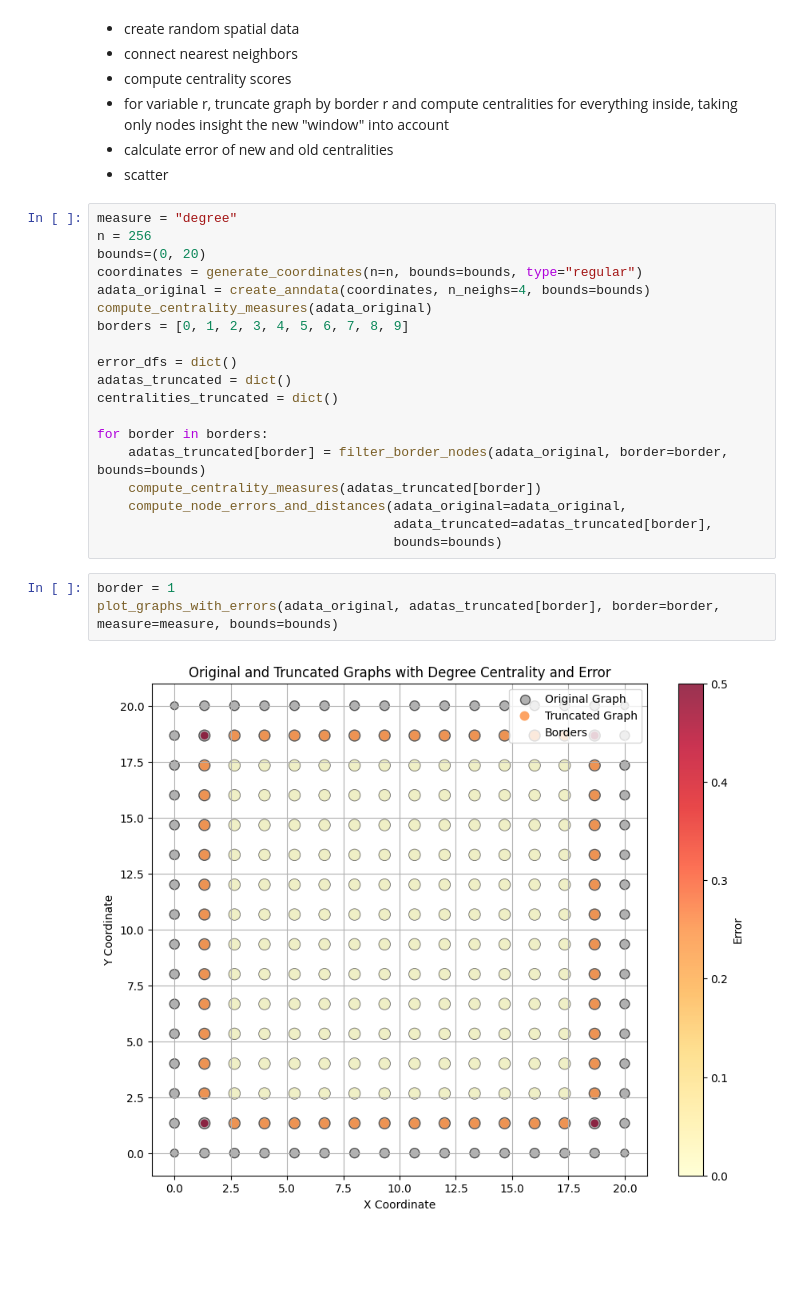
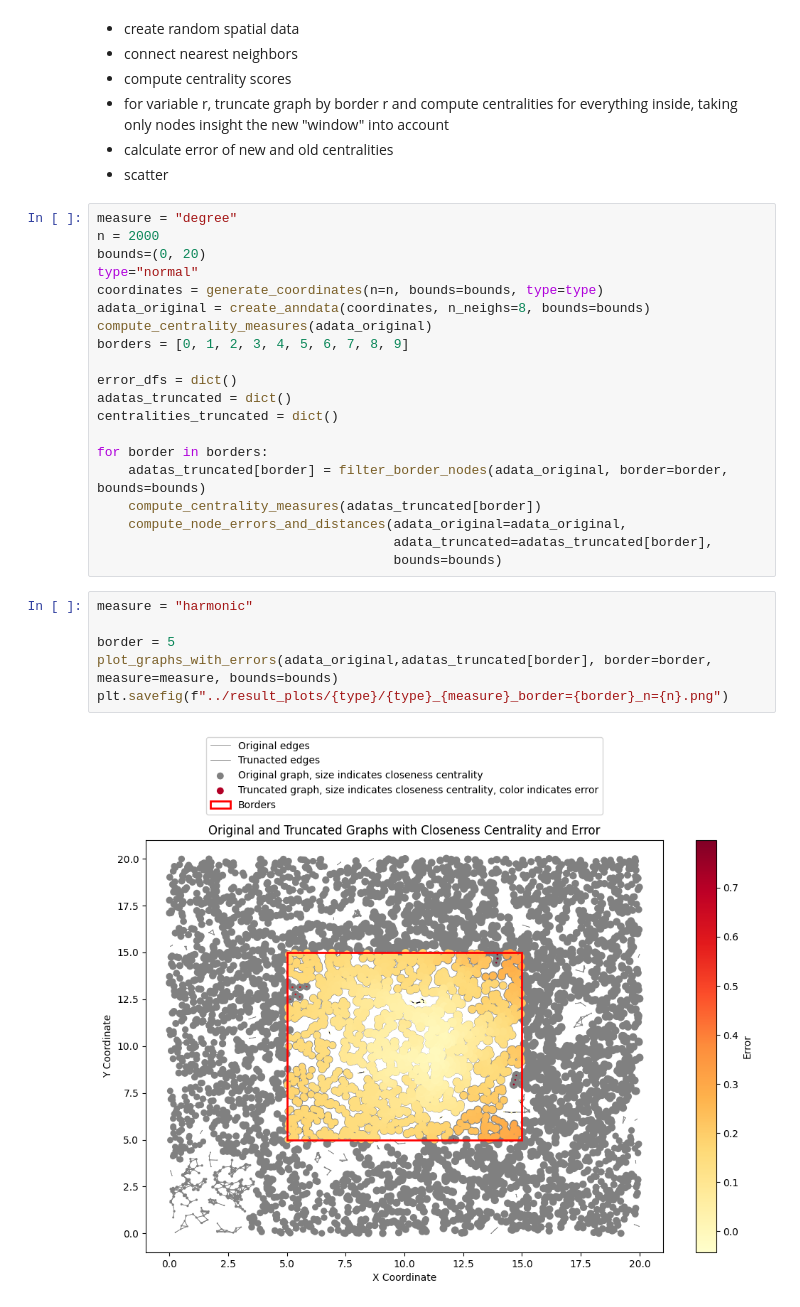
Before and after one commit to uderhardtlab/truncated_graphs, a Jupyter notebook: notebooks/first_analyses.ipynb, the cells around one changed output. Cells and saved outputs as stored; diff of their text form; blank space fills up the shorter version.

```diff
--- a/notebooks/first_analyses.ipynb
+++ b/notebooks/first_analyses.ipynb
@@ -24,10 +24,11 @@ from truncated_graphs import *
 - scatter
 # %%
 measure = "degree"
-n = 256
+n = 2000
 bounds=(0, 20)
-coordinates = generate_coordinates(n=n, bounds=bounds, type="regular")
-adata_original = create_anndata(coordinates, n_neighs=4, bounds=bounds)
+type="normal"
+coordinates = generate_coordinates(n=n, bounds=bounds, type=type)
+adata_original = create_anndata(coordinates, n_neighs=8, bounds=bounds)
 compute_centrality_measures(adata_original)
 borders = [0, 1, 2, 3, 4, 5, 6, 7, 8, 9]
 
@@ -42,8 +43,11 @@ for border in borders:
                                       adata_truncated=adatas_truncated[border],
                                       bounds=bounds)
 # %%
-border = 1
-plot_graphs_with_errors(adata_original, adatas_truncated[border], border=border, measure=measure, bounds=bounds)
+measure = "harmonic"
+
+border = 5
+plot_graphs_with_errors(adata_original,adatas_truncated[border], border=border, measure=measure, bounds=bounds)
+plt.savefig(f"../result_plots/{type}/{type}_{measure}_border={border}_n={n}.png")
 # %% [output]
-[figure, old version]
+[figure, new version]
 # %%
```
Also changed, not shown: parts of 1 cell of this notebook, 1 other file.
